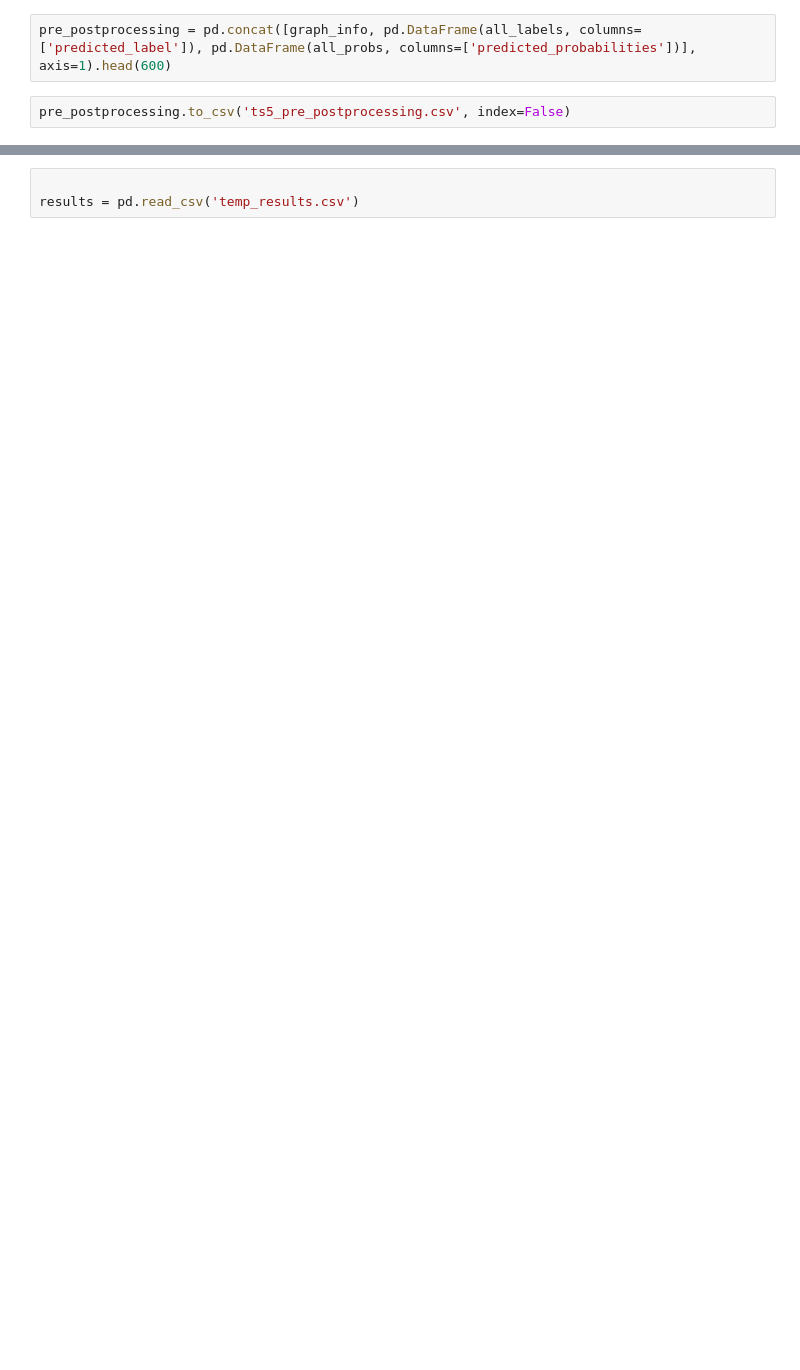
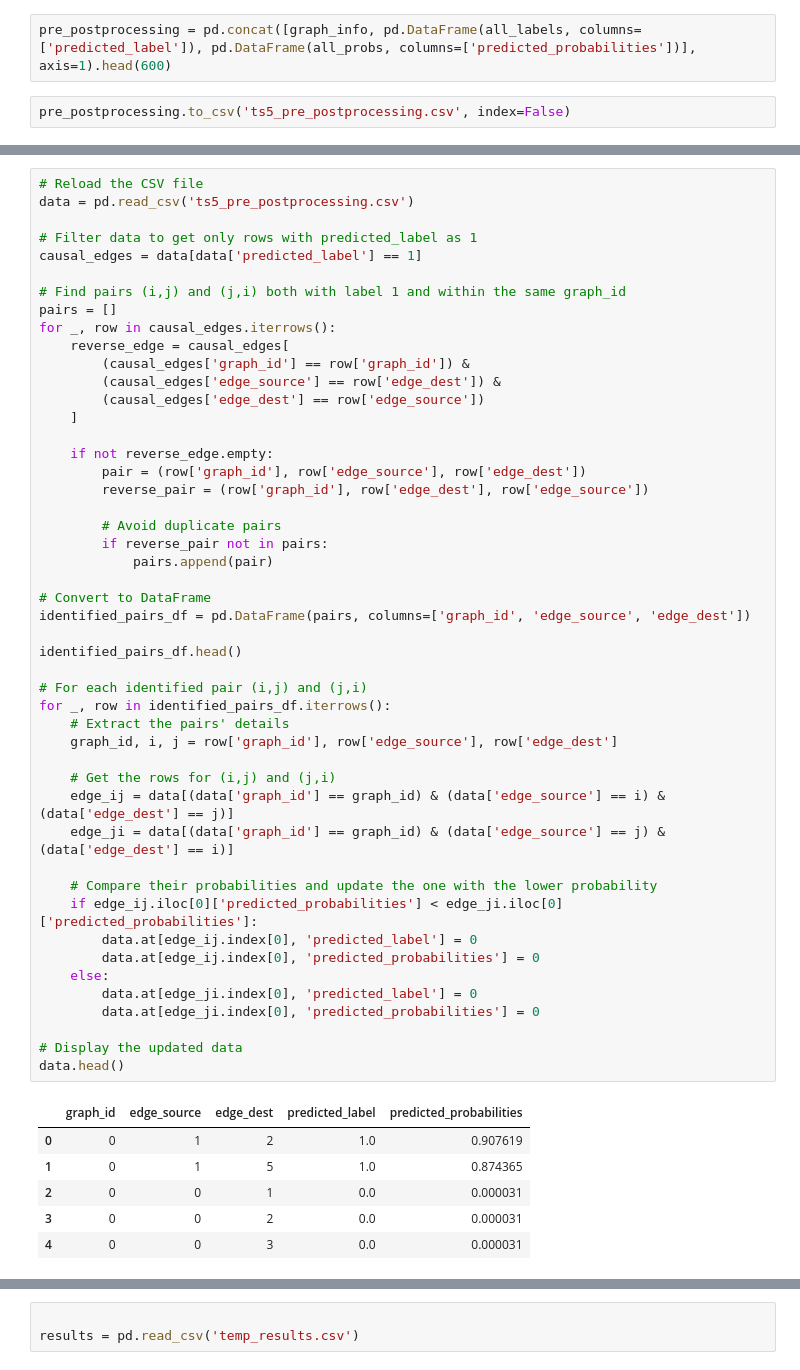
Before and after one commit to gmpal/D2CPY, a Jupyter notebook: generation/assessing.ipynb, the cells around one changed output, grey strips where cells are left out. Saved outputs shown, nothing was run; the diff lists cells and outputs as text; blank space fills up the shorter version.

```diff
--- a/generation/assessing.ipynb
+++ b/generation/assessing.ipynb
@@ -220,0 +224,55 @@ data['truth'] = y.head(600)
+# %%
+# Reload the CSV file
+data = pd.read_csv('ts5_pre_postprocessing.csv')
+
+# Filter data to get only rows with predicted_label as 1
+causal_edges = data[data['predicted_label'] == 1]
+
+# Find pairs (i,j) and (j,i) both with label 1 and within the same graph_id
+pairs = []
+for _, row in causal_edges.iterrows():
+    reverse_edge = causal_edges[
+        (causal_edges['graph_id'] == row['graph_id']) &
+        (causal_edges['edge_source'] == row['edge_dest']) &
+        (causal_edges['edge_dest'] == row['edge_source'])
+    ]
+
+    if not reverse_edge.empty:
+        pair = (row['graph_id'], row['edge_source'], row['edge_dest'])
+        reverse_pair = (row['graph_id'], row['edge_dest'], row['edge_source'])
+
+        # Avoid duplicate pairs
+        if reverse_pair not in pairs:
+            pairs.append(pair)
+
+# Convert to DataFrame
+identified_pairs_df = pd.DataFrame(pairs, columns=['graph_id', 'edge_source', 'edge_dest'])
+
+identified_pairs_df.head()
+
+# For each identified pair (i,j) and (j,i)
+for _, row in identified_pairs_df.iterrows():
+    # Extract the pairs' details
+    graph_id, i, j = row['graph_id'], row['edge_source'], row['edge_dest']
+
+    # Get the rows for (i,j) and (j,i)
+    edge_ij = data[(data['graph_id'] == graph_id) & (data['edge_source'] == i) & (data['edge_dest'] == j)]
+    edge_ji = data[(data['graph_id'] == graph_id) & (data['edge_source'] == j) & (data['edge_dest'] == i)]
+
+    # Compare their probabilities and update the one with the lower probability
+    if edge_ij.iloc[0]['predicted_probabilities'] < edge_ji.iloc[0]['predicted_probabilities']:
+        data.at[edge_ij.index[0], 'predicted_label'] = 0
+        data.at[edge_ij.index[0], 'predicted_probabilities'] = 0
+    else:
+        data.at[edge_ji.index[0], 'predicted_label'] = 0
+        data.at[edge_ji.index[0], 'predicted_probabilities'] = 0
+
+# Display the updated data
+data.head()
+# %% [output]
+|  | graph_id | edge_source | edge_dest | predicted_label | predicted_probabilities |
+| 0 | 0 | 1 | 2 | 1.0 | 0.907619 |
+| 1 | 0 | 1 | 5 | 1.0 | 0.874365 |
+| 2 | 0 | 0 | 1 | 0.0 | 0.000031 |
+| 3 | 0 | 0 | 2 | 0.0 | 0.000031 |
+| 4 | 0 | 0 | 3 | 0.0 | 0.000031 |
```
Also changed, not shown: parts of 23 cells of this notebook, 1 other file.
